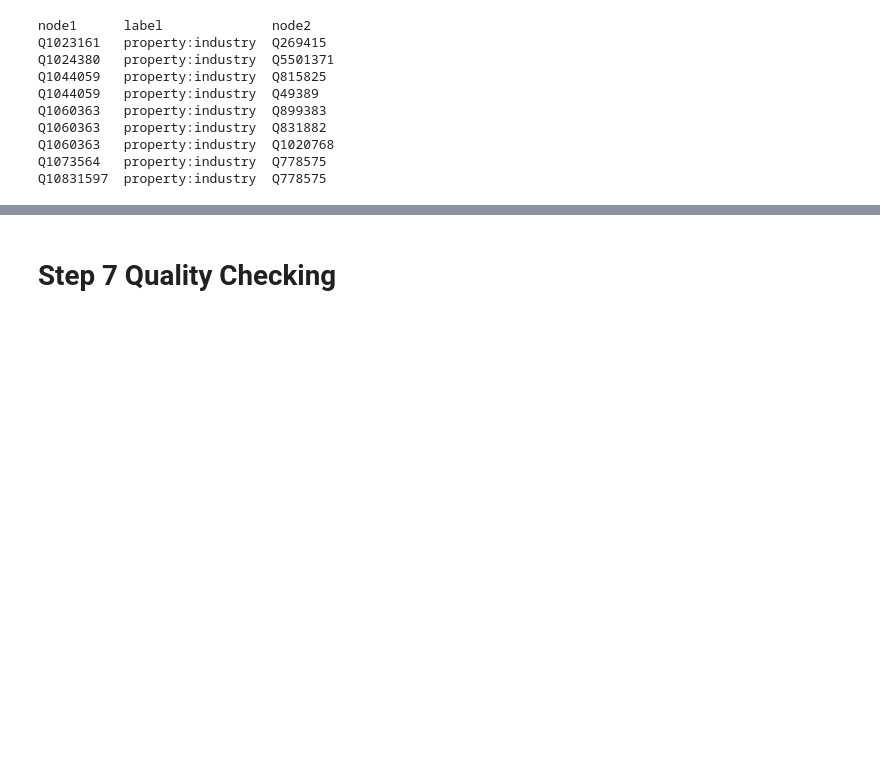
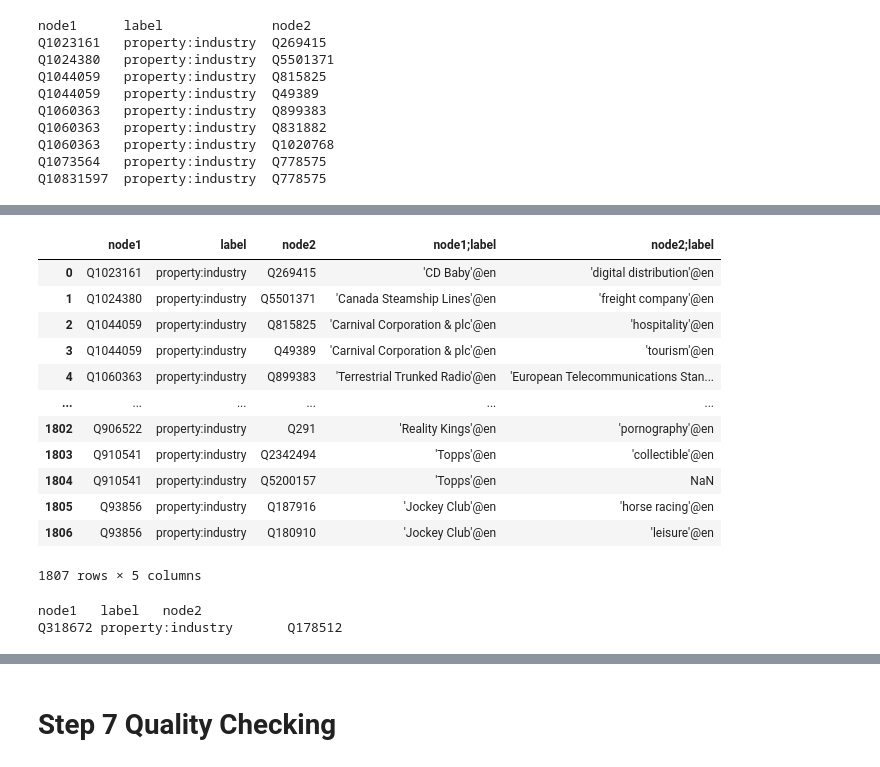
Before and after one commit to usc-isi-i2/hunger-for-knowledge, a Jupyter notebook: examples/industry_of_company.ipynb, the cells around one changed output, grey strips where cells are left out. Drawn from its saved outputs; the diff is of its cells as text; code cells hidden in the pictures; blank space fills up the shorter version.

Commit message:
Update on-demand DBpedia query

```diff
--- a/examples/industry_of_company.ipynb
+++ b/examples/industry_of_company.ipynb
@@ -316,0 +398,27 @@ Q10831597  property:industry  Q778575
+# %%
+kgtk("""
+    query -i $QNODES
+        --match '()-[]->()'
+    / add-labels
+    """)
+# %% [output]
+|  | node1 | label | node2 | node1;label | node2;label |
+| 0 | Q1023161 | property:industry | Q269415 | 'CD Baby'@en | 'digital distribution'@en |
+| 1 | Q1024380 | property:industry | Q5501371 | 'Canada Steamship Lines'@en | 'freight company'@en |
+| 2 | Q1044059 | property:industry | Q815825 | 'Carnival Corporation & plc'@en | 'hospitality'@en |
+| 3 | Q1044059 | property:industry | Q49389 | 'Carnival Corporation & plc'@en | 'tourism'@en |
+| 4 | Q1060363 | property:industry | Q899383 | 'Terrestrial Trunked Radio'@en | 'European Telecommunications Stan... |
+| ... | ... | ... | ... | ... | ... |
+| 1802 | Q906522 | property:industry | Q291 | 'Reality Kings'@en | 'pornography'@en |
+| 1803 | Q910541 | property:industry | Q2342494 | 'Topps'@en | 'collectible'@en |
+| 1804 | Q910541 | property:industry | Q5200157 | 'Topps'@en | NaN |
+| 1805 | Q93856 | property:industry | Q187916 | 'Jockey Club'@en | 'horse racing'@en |
+| 1806 | Q93856 | property:industry | Q180910 | 'Jockey Club'@en | 'leisure'@en |
+1807 rows × 5 columns
+# %%
+!kgtk query -i $QNODES \
+        --match 'q: (n)-[p]->(v)' \
+        --where 'n = "Q318672"'
+# %% [output]
+node1   label   node2
+Q318672 property:industry       Q178512
```
Also changed, not shown: parts of 69 cells of this notebook, 1 other file.
